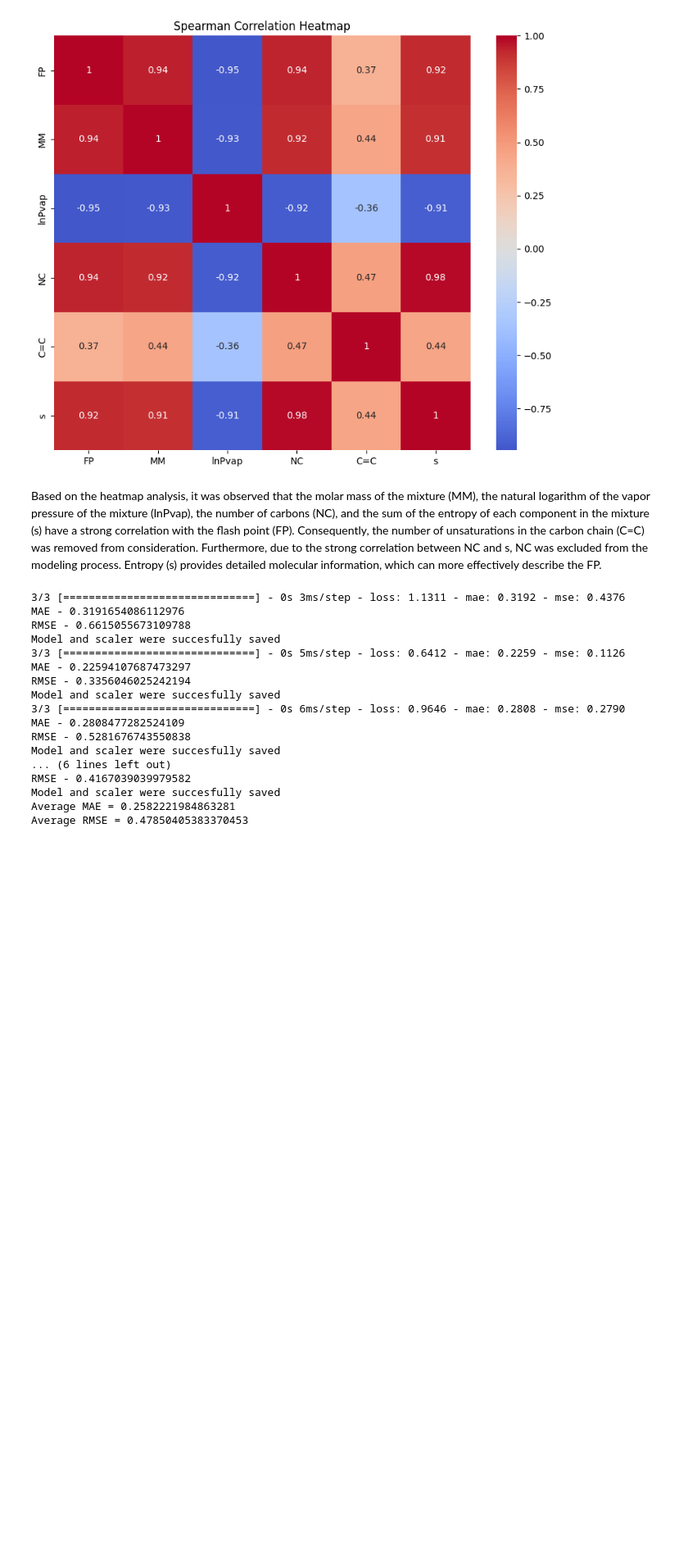
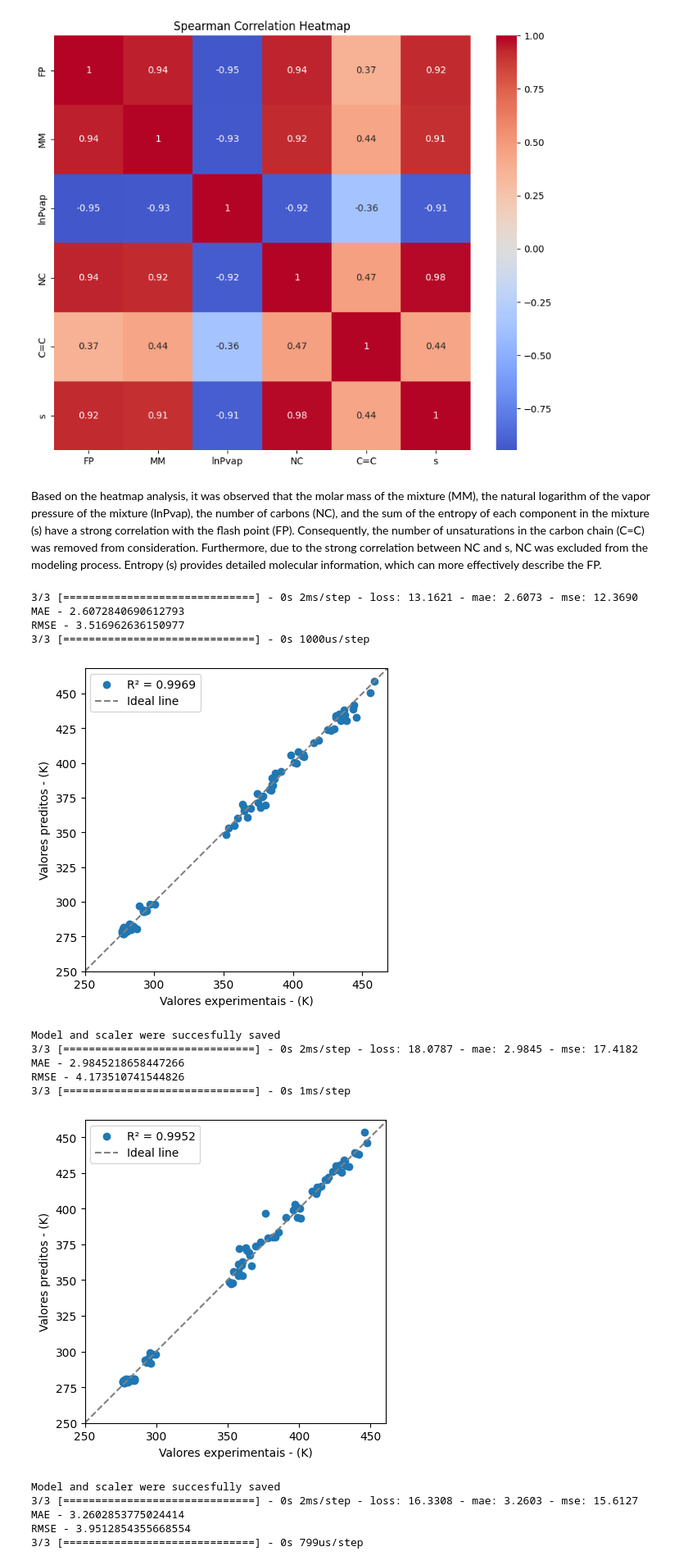
Before and after one commit to ThermoPhase-FCSRG/fp-neural-net, a Jupyter notebook: notebooks/fp_modelling.ipynb, the cells around one changed output. Shown at 82% size. Cells and saved outputs as stored; diff of their text form; code cells hidden in the pictures; blank space fills up the shorter version.

Commit message:
Fix the target label before model training, adjust the number of max epochs, add predicted vs experimental plot and evaluate new butanol + FAEE system

```diff
--- a/notebooks/fp_modelling.ipynb
+++ b/notebooks/fp_modelling.ipynb
@@ -27,52 +34,56 @@ Based on the heatmap analysis, it was observed that the molar mass of the mixtur
 import numpy as np
 import os
 import sys
+import uuid
 
 from sklearn.model_selection import KFold
 
 sys.path.append(os.path.abspath(".."))
 
 from src.model_training import NeuralNet
 
 # Remove NC and C=C
 fp_data = fp_data.drop(columns=["NC", "C=C"])
 
 # Split features and label
 features = fp_data.iloc[:, 1:].values
-label = fp_data.iloc[:, 1].values
+label = fp_data.iloc[:, 0].values
 
 # Train model using a cross-validation loop
 mae_list = []
 rmse_list = []
+models_rmse = {}
 
 kf = KFold(n_splits=5, random_state=42, shuffle=True)
 for train_idx, test_idx in kf.split(features):
     X_train, X_test = features[train_idx], features[test_idx]
     y_train, y_test = label[train_idx], label[test_idx]
 
-    nn_exec = NeuralNet(X_train, X_test, y_train, y_test)
+    model_id = uuid.uuid4()
+
+    nn_exec = NeuralNet(X_train, X_test, y_train, y_test, model_id)
     mae, mse = nn_exec.execute_training_steps()
 
     mae_list.append(mae)
     rmse_list.append(np.sqrt(mse))
+    models_rmse[model_id] = np.sqrt(mse)
 
 print(f"Average MAE = {np.mean(mae_list)}")
 print(f"Average RMSE = {np.mean(rmse_list)}")
 # %% [output]
-3/3 [==============================] - 0s 3ms/step - loss: 1.1311 - mae: 0.3192 - mse: 0.4376
-MAE - 0.3191654086112976
-RMSE - 0.6615055673109788
-Model and scaler were succesfully saved
-3/3 [==============================] - 0s 5ms/step - loss: 0.6412 - mae: 0.2259 - mse: 0.1126
-MAE - 0.22594107687473297
-RMSE - 0.3356046025242194
-Model and scaler were succesfully saved
-3/3 [==============================] - 0s 6ms/step - loss: 0.9646 - mae: 0.2808 - mse: 0.2790
-MAE - 0.2808477282524109
-RMSE - 0.5281676743550838
-Model and scaler were succesfully saved
-... (6 lines left out)
-RMSE - 0.4167039039979582
-Model and scaler were succesfully saved
-Average MAE = 0.2582221984863281
-Average RMSE = 0.47850405383370453
+3/3 [==============================] - 0s 2ms/step - loss: 13.1621 - mae: 2.6073 - mse: 12.3690
+MAE - 2.6072840690612793
+RMSE - 3.516962636150977
+3/3 [==============================] - 0s 1000us/step
+[figure, added]
+Model and scaler were succesfully saved
+3/3 [==============================] - 0s 2ms/step - loss: 18.0787 - mae: 2.9845 - mse: 17.4182
+MAE - 2.9845218658447266
+RMSE - 4.173510741544826
+3/3 [==============================] - 0s 1ms/step
+[figure, added]
+Model and scaler were succesfully saved
+3/3 [==============================] - 0s 2ms/step - loss: 16.3308 - mae: 3.2603 - mse: 15.6127
+MAE - 3.2602853775024414
+RMSE - 3.9512854355668554
+3/3 [==============================] - 0s 799us/step
```
Also changed, not shown: parts of 3 cells of this notebook, 14 other files.
